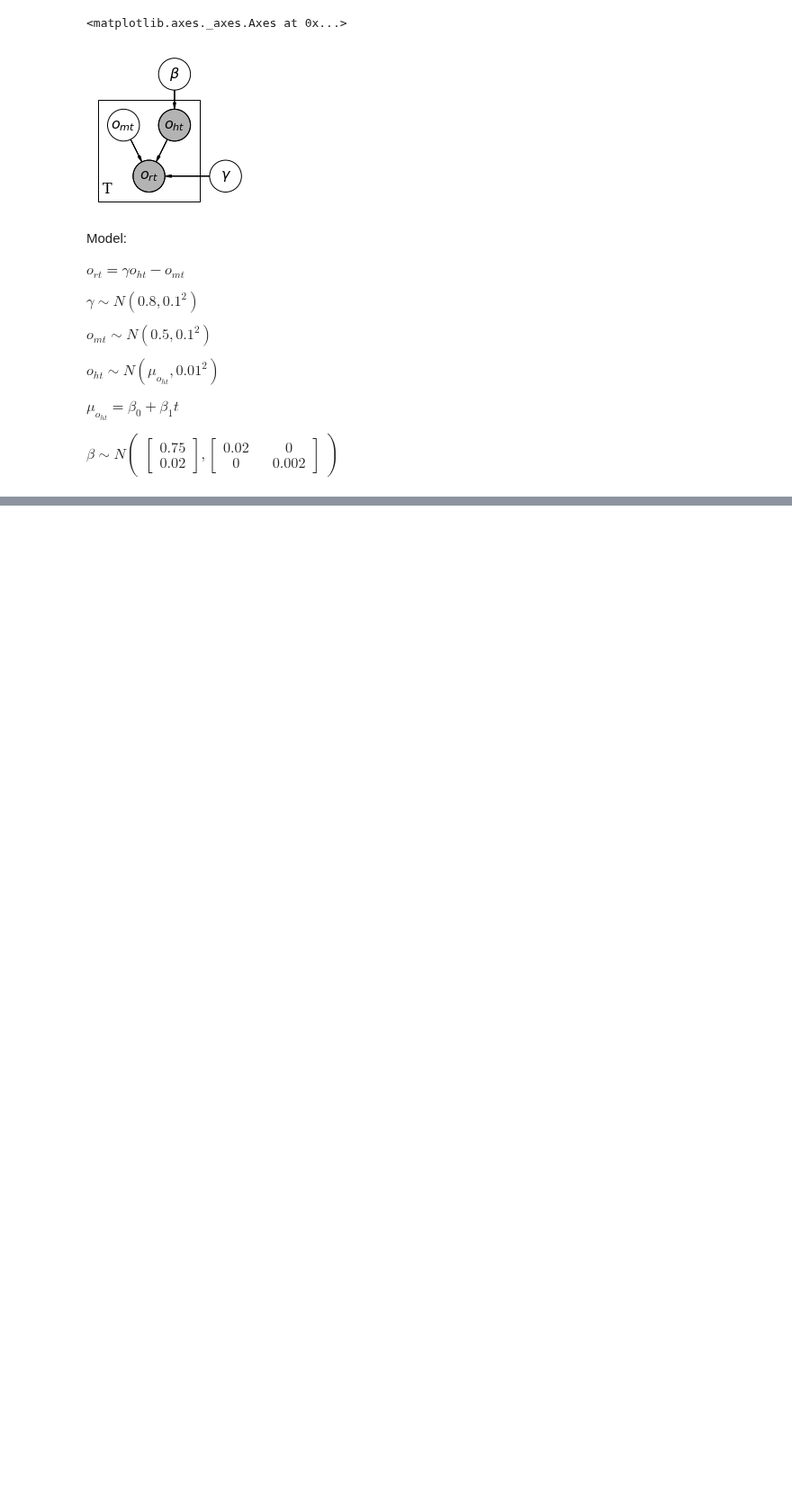
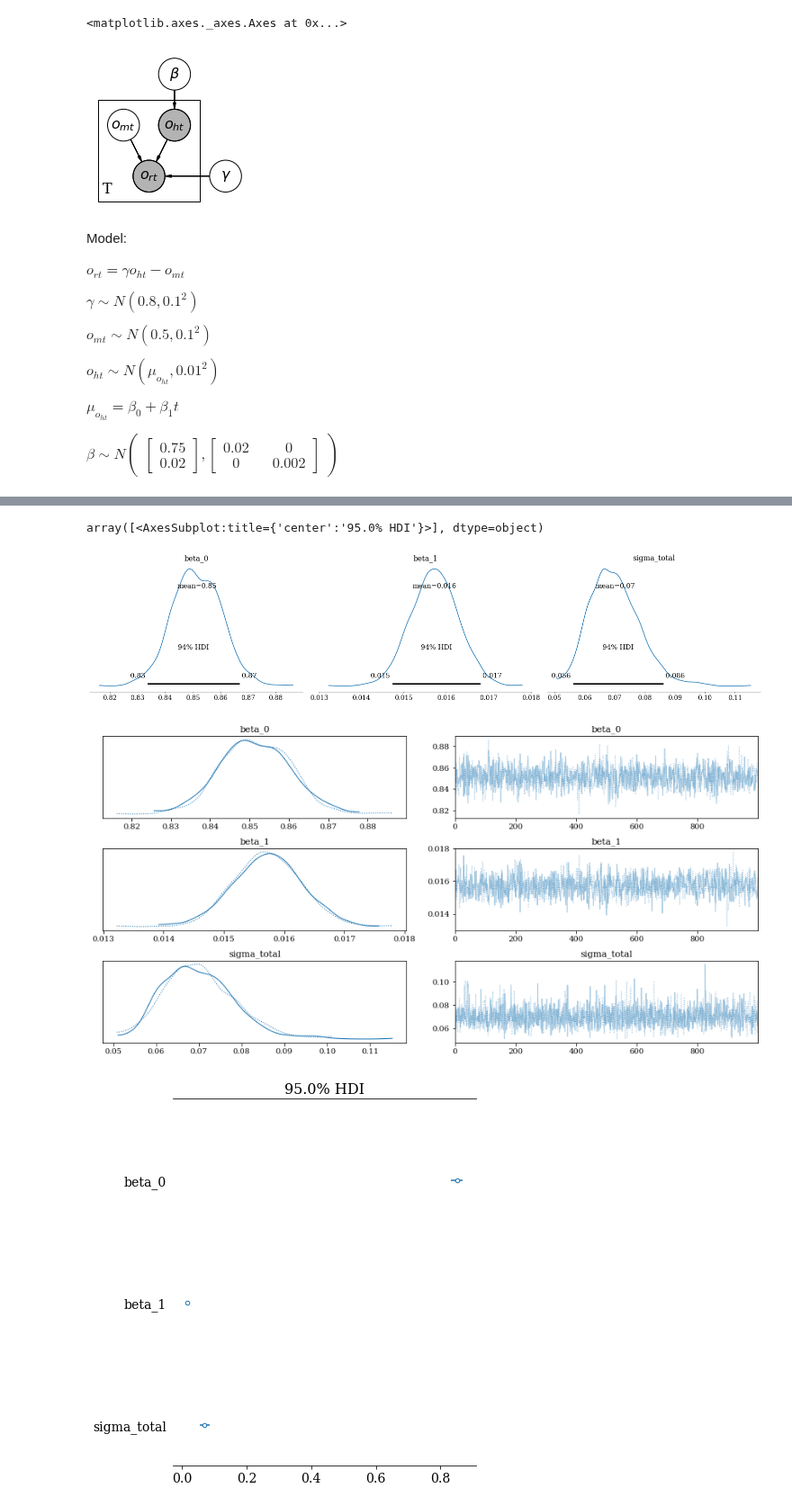
Before and after one commit to AnttiHaerkoenen/vyborg_orthodox, a Jupyter notebook: notebooks/missing_orthodox.ipynb, the cells around one changed output, grey strips where cells are left out. Shown at 90% size. Drawn from its saved outputs; the diff is of its cells as text; code cells hidden in the pictures; blank space fills up the shorter version.

Commit message:
normal

```diff
--- a/notebooks/missing_orthodox.ipynb
+++ b/notebooks/missing_orthodox.ipynb
@@ -153,18 +153,17 @@ data_pm['t'] = data_pm.index - 1880
 
 with pm.Model() as model:
     n, _ = data_pm.shape
+    sigma_total = pm.Exponential('sigma_total', 1)
     beta_0 = pm.Normal("beta_0", mu=0.85, sigma=0.01)
     beta_1 = pm.Normal("beta_1", mu=0.015, sigma=0.001)
-    theta = pm.Normal('theta', 0, 0.01)
-    tau = pm.Exponential("tau", 2.5)
-    mu_total = tt.sub(data_pm.register_total, tt.add(beta_0, tt.mul(beta_1, data_pm.t)))
-    total = pm.AR1(
-        "total",
-        k=theta,
-        tau_e=tau,
-        observed=mu_total,
-        # init=pm.Normal(),
+    mu_total = tt.add(beta_0, tt.mul(beta_1, data_pm.t))
+    total = pm.Normal(
+        'total',
+        mu=mu_total,
+        sigma=sigma_total,
+        observed=data_pm.register_total,
     )
+
     trace = pm.sample(1000, tune=2000, init="advi+adapt_diag")
     prior = pm.sample_prior_predictive()
     posterior = pm.sample()
@@ -206,3 +220,7 @@ ImportError: cannot import name 'local_bitwidth' from 'theano.configdefaults' (/
+array([<AxesSubplot:title={'center':'95.0% HDI'}>], dtype=object)
+[figure, added]
+[figure, added]
+[figure, added]
 # %%
 def plot_prediction(data, standard, skip=100):
     year = np.arange(1880, 1918, 1)
```
Also changed, not shown: parts of 5 cells of this notebook, 3 other files.
